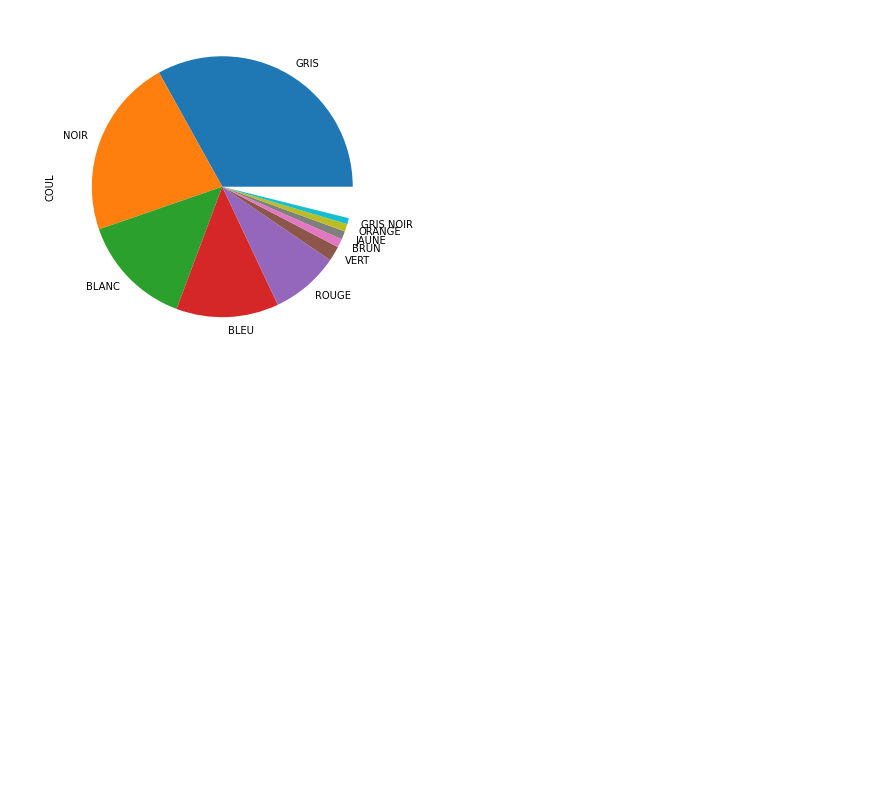
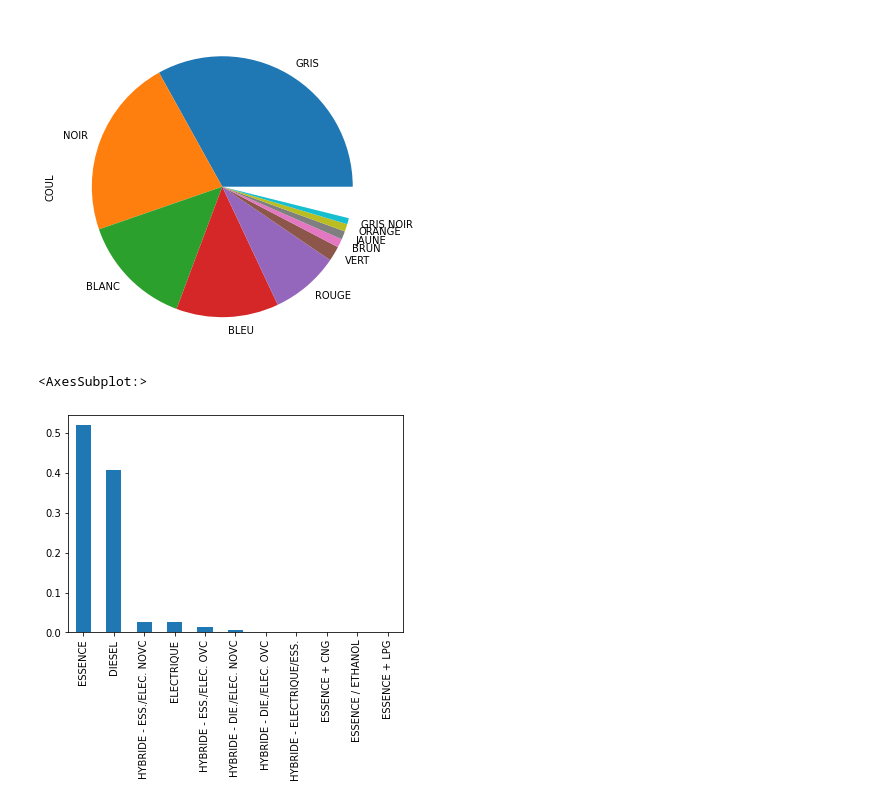
Before and after one commit to AlainVagner/odAnalysisExampleSNCA, a Jupyter notebook: operation_delta_analysis.ipynb, the cells around one changed output. Drawn from its saved outputs; the diff is of its cells as text; code cells hidden in the pictures; blank space fills up the shorter version.

Commit message:
added new visualizations

```diff
--- a/operation_delta_analysis.ipynb
+++ b/operation_delta_analysis.ipynb
@@ -82,3 +63,9 @@ coul.plot.pie(figsize=(6, 6),colors=['grey', 'black', 'white', 'blue', 'red', 'g
 # %% [output]
 <AxesSubplot:ylabel='COUL'>
 [figure]
+# %%
+energy = cars['LIBCRB'].value_counts(normalize=True)
+energy.plot.bar()
+# %% [output]
+<AxesSubplot:>
+[figure, added]
```
Also changed, not shown: parts of 4 cells of this notebook.
